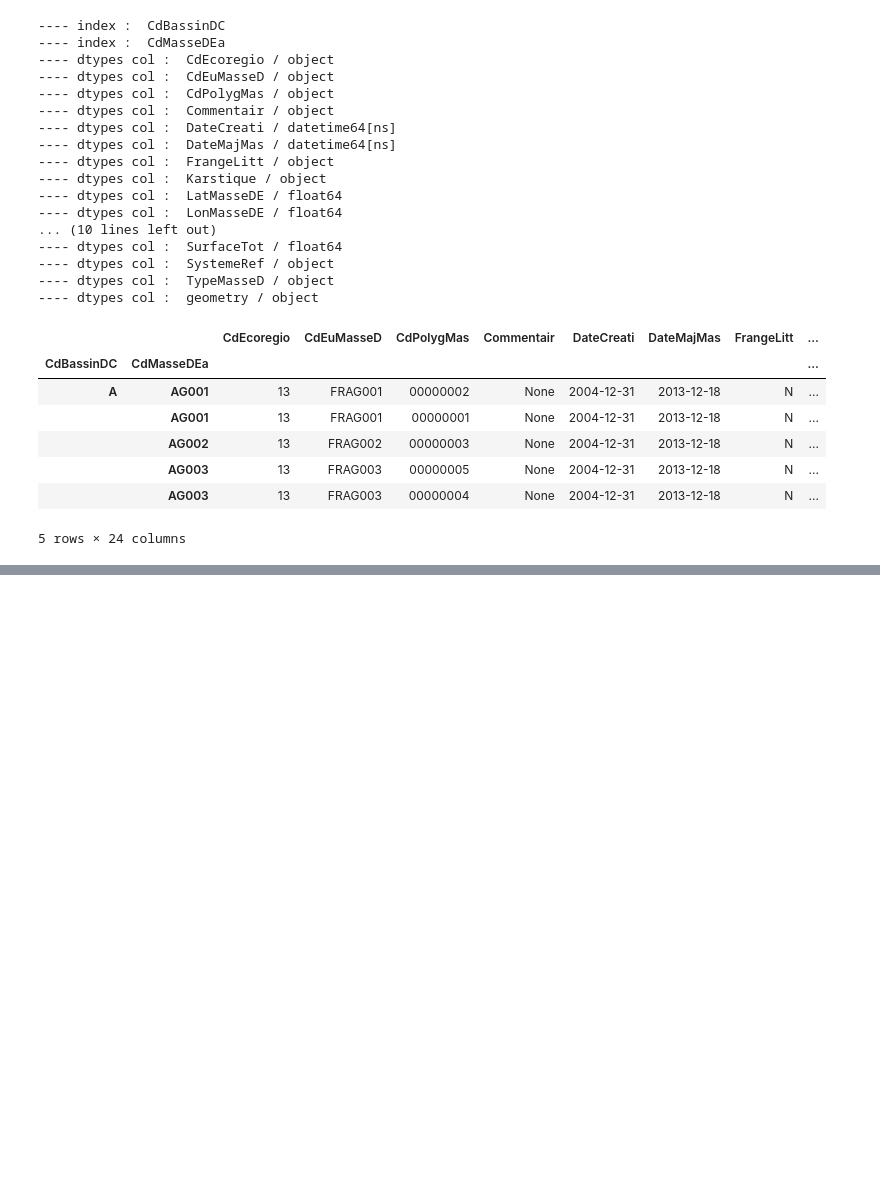
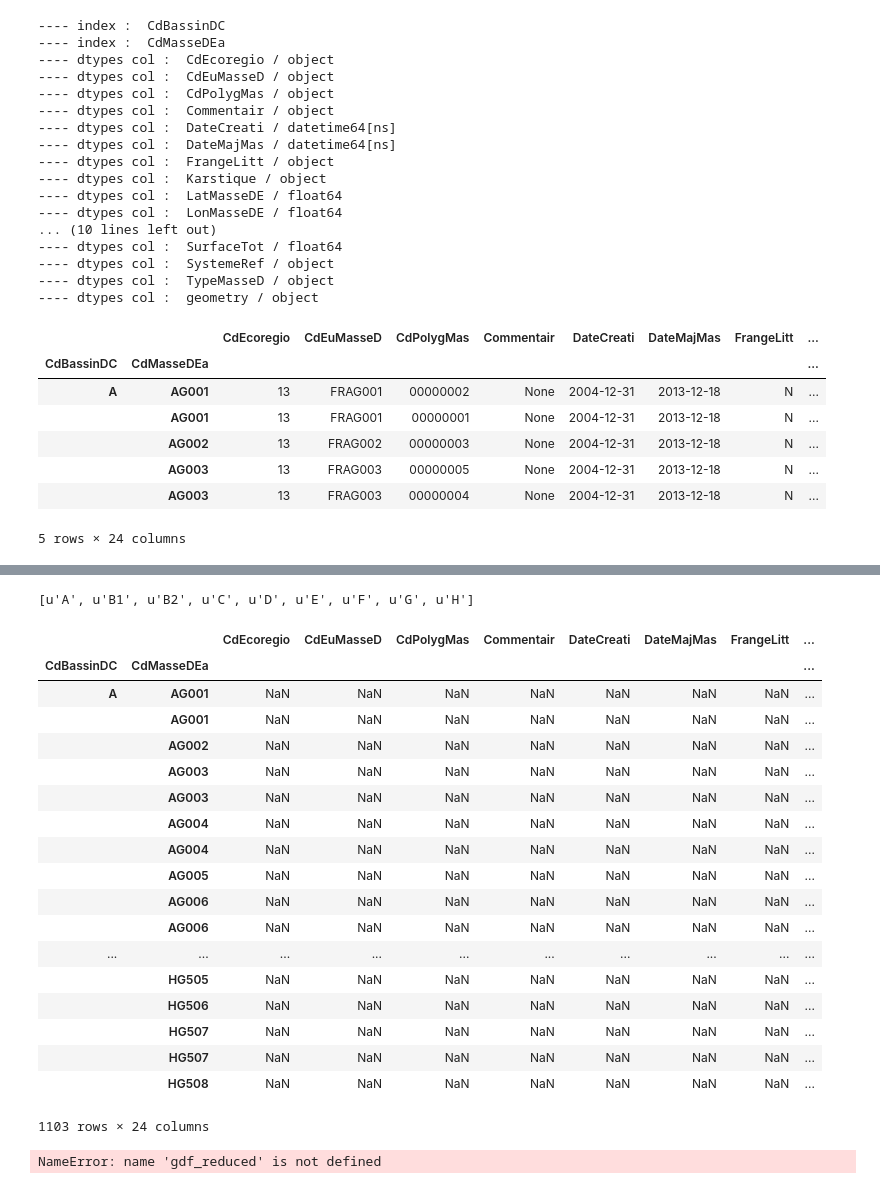
Before and after one commit to JulienParis/hydroviz, a Jupyter notebook: carto_python.ipynb, the cells around one changed output, grey strips where cells are left out. Cells and saved outputs as stored; diff of their text form; code cells hidden in the pictures; blank space fills up the shorter version.

```diff
--- a/carto_python.ipynb
+++ b/carto_python.ipynb
@@ -32,6 +44,9 @@ print "-- carto path : ", carto_path
 -- cwd : /Users/jpy/Dropbox/_FLASK/concours_pesticides
 -- carto path :  /Users/jpy/Dropbox/_FLASK/concours_pesticides/app/static/data/carto
 # %%
+### basic pandas tools
+
+idx = pd.IndexSlice
 
 def checkDTypes (df) :
     # check data type
@@ -190,0 +496,73 @@ gdf.loc["H","HG210"]
+# %%
+### SIMPLIFY (2) : union / geometries for each CdMasseDEa
+
+#original_index   = gdf.index
+#original_columns = gdf.columns
+
+### empty geoDataframes for flattened levels
+gdf_bassins_2D = gp.GeoDataFrame(data=None, index=gdf.index , columns=gdf.columns)
+gdf_MdEs_2D    = gp.GeoDataFrame(data=None, index=gdf.index , columns=gdf.columns)
+
+
+### list of unique values MdE_cd for index "CdMasseDEa"
+Bassins_cd_dict = {"lev_index" : 1, "cd_list" : list( gdf.index.get_level_values("CdBassinDC").unique() ) }
+MdEs_cd_dict    = {"lev_index" : 2, "cd_list" : list( gdf.index.get_level_values("CdMasseDEa").unique() ) }
+
+print Bassins_cd_list
+#print MdEs_cd_list
+
+
+def Flatten_nappe(gdf_source, cd_dict, gdf_out):
+
+    cd_list = cd_dict["cd_list"]
+    level   = cd_dict["lev_index"]
+
+    ### loop through MdEs_cd_list to union geometries
+    for cd in cd_list :
+
+        # set slicer (level of index)
+        if level==2 :
+            idx_ = idx[:, cd]
+        elif level == 1 :
+            idx_ = idx[cd, :]
+
+        # get/copy slice of gdf corresponding to MdE_cd ( for index "CdMasseDEa" )
+        cd_gdf = gdf_source.loc[ idx_ , : ].copy()
+
+        # only apply union if more than 1 object
+        if cd_gdf.shape[0] > 1 :
+
+            # union the MdE_geoms if more than 1 row
+            cd_geom_union = cd_gdf["geometry"].unary_union
+
+            # create new serie (unique) for simplified MdE / get first row and change geometry
+            cd_gdf = cd_gdf.head(1)
+            cd_gdf["geometry"] = cd_geom_union
+
+        # add to new geodataframe (listing simplified MdEs + main characteristics)
+        gdf_output.loc[ idx_ , :] = cd_gdf
+# %% [output]
+[u'A', u'B1', u'B2', u'C', u'D', u'E', u'F', u'G', u'H']
+|  |  | CdEcoregio | CdEuMasseD | CdPolygMas | Commentair | DateCreati | DateMajMas | FrangeLitt | ... |
+| CdBassinDC | CdMasseDEa |  |  |  |  |  |  |  | ... |
+| A | AG001 | NaN | NaN | NaN | NaN | NaN | NaN | NaN | ... |
+|  | AG001 | NaN | NaN | NaN | NaN | NaN | NaN | NaN | ... |
+|  | AG002 | NaN | NaN | NaN | NaN | NaN | NaN | NaN | ... |
+|  | AG003 | NaN | NaN | NaN | NaN | NaN | NaN | NaN | ... |
+|  | AG003 | NaN | NaN | NaN | NaN | NaN | NaN | NaN | ... |
+|  | AG004 | NaN | NaN | NaN | NaN | NaN | NaN | NaN | ... |
+|  | AG004 | NaN | NaN | NaN | NaN | NaN | NaN | NaN | ... |
+|  | AG005 | NaN | NaN | NaN | NaN | NaN | NaN | NaN | ... |
+|  | AG006 | NaN | NaN | NaN | NaN | NaN | NaN | NaN | ... |
+|  | AG006 | NaN | NaN | NaN | NaN | NaN | NaN | NaN | ... |
+| ... | ... | ... | ... | ... | ... | ... | ... | ... | ... |
+|  | HG505 | NaN | NaN | NaN | NaN | NaN | NaN | NaN | ... |
+|  | HG506 | NaN | NaN | NaN | NaN | NaN | NaN | NaN | ... |
+|  | HG507 | NaN | NaN | NaN | NaN | NaN | NaN | NaN | ... |
+|  | HG507 | NaN | NaN | NaN | NaN | NaN | NaN | NaN | ... |
+|  | HG508 | NaN | NaN | NaN | NaN | NaN | NaN | NaN | ... |
+1103 rows × 24 columns
+# %%
+Flatten_nappe(gdf_reduced, Bassins_cd_dict, gdf_bassins_2D )
+# %% [output]
+NameError: name 'gdf_reduced' is not defined
```
Also changed, not shown: parts of 31 cells of this notebook, 1 other file.
